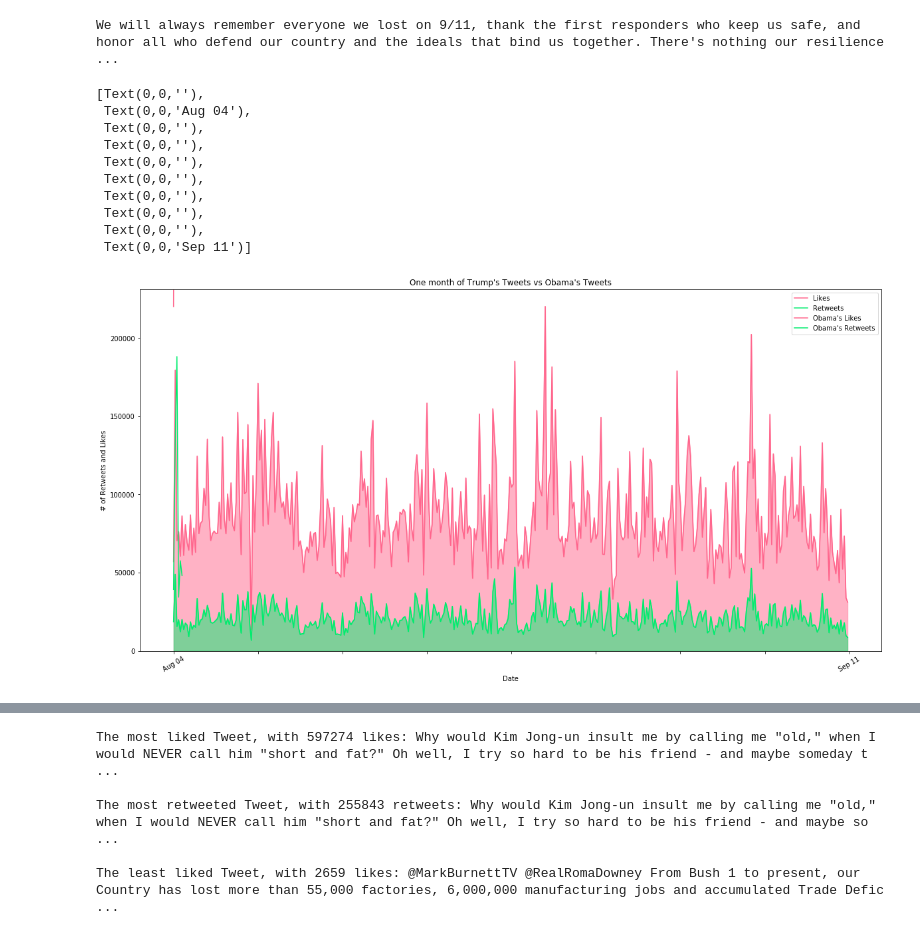
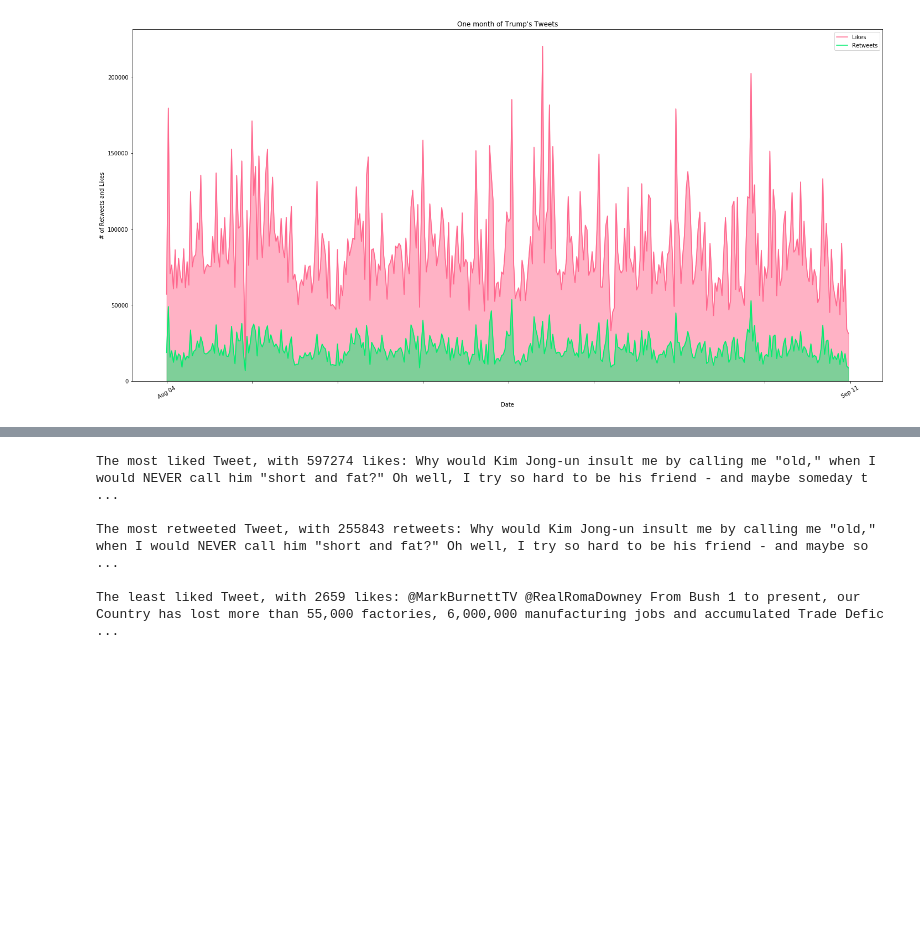
Before and after one commit to chenwill98/donald-analysis, a Jupyter notebook: Donald Trump Tweets.ipynb, the cells around one changed output, grey strips where cells are left out. Cells and saved outputs as stored; diff of their text form; code cells hidden in the pictures; blank space fills up the shorter version.

```diff
--- a/Donald Trump Tweets.ipynb
+++ b/Donald Trump Tweets.ipynb
@@ -2,9 +2,16 @@
 import json
 import re
 import time
+import os
+from os import path
+from matplotlib.pyplot import figure
+from PIL import Image
+from textblob import TextBlob
+from wordcloud import WordCloud, STOPWORDS
 import pandas as pd
 import matplotlib.pyplot as plt
 import numpy as np
+
 
 tweets_path = 'donald_data.json'
 tweets_data = []
@@ -12,6 +19,7 @@ tweets_file = open(tweets_path, "r")
 for line in tweets_file:
     try:
         tweet = json.loads(line)
+        #tweet['full_text'] = re.sub(r"http\S+", "", tweet['full_text'])
         tweet['full_text'] = re.sub(r"http\S+", "", tweet['full_text'])
         if tweet['full_text'] != "":
             tweets_data.append(tweet)
@@ -19,63 +27,25 @@ for line in tweets_file:
         continue
 tweets_data.reverse()
 
-tweets_path = 'obama_data.json'
-tweets_data_2 = []
-tweets_file = open(tweets_path, "r")
-for line in tweets_file:
-    try:
-        tweet = json.loads(line)
-        tweet['full_text'] = re.sub(r"http\S+", "", tweet['full_text'])
-        if tweet['full_text'] != "":
-            tweets_data_2.append(tweet)
-    except:
-        continue
-tweets_data_2.reverse()
-
 tweets = pd.DataFrame(data=[tweet['full_text'] for tweet in tweets_data], columns=['Text'])
 tweets['Time'] = np.array([tweet['created_at'] for tweet in tweets_data])
 tweets['Likes'] = np.array([tweet['favorite_count'] for tweet in tweets_data])
 tweets['RTs'] = np.array([tweet['retweet_count'] for tweet in tweets_data])
-
-tweets_2 = pd.DataFrame(data=[tweet['full_text'] for tweet in tweets_data_2], columns=['Text'])
-tweets_2['Time'] = np.array([tweet['created_at'] for tweet in tweets_data_2])
-tweets_2['Likes'] = np.array([tweet['favorite_count'] for tweet in tweets_data_2])
-tweets_2['RTs'] = np.array([tweet['retweet_count'] for tweet in tweets_data_2])
-
-print(tweets_data_2[len(tweets_data_2)-1]['full_text'])
+tweets['Char count'] = np.array([len(tweet['full_text']) for tweet in tweets_data])
-# %% [output]
-We will always remember everyone we lost on 9/11, thank the first responders who keep us safe, and honor all who defend our country and the ideals that bind us together. There's nothing our resilience ...
 # %%
+# This provides a visualization of the past 400 of Trump's tweets, specifically their Likes/Retweets
 length = len(tweets_data)
 likes = pd.Series(data=tweets[length-401:length-1]['Likes'].values, index=tweets[length-401:length-1]['Time'])
 rt = pd.Series(data=tweets[length-401:length-1]['RTs'].values, index=tweets[length-401:length-1]['Time'])
 
-length_2 = len(tweets_data_2)
-likes_2 = pd.Series(data=tweets_2[length_2-7:length_2-1]['Likes'].values, index=tweets_2[length_2-7:length_2-1]['Time'])
-rt_2 = pd.Series(data=tweets_2[length_2-7:length_2-1]['RTs'].values, index=tweets_2[length_2-7:length_2-1]['Time'])
-
-plot = likes.plot(figsize=(20,10), color=(1, 0.40, 0.553), label='Likes', legend=True, title="One month of Trump's Tweets vs Obama's Tweets")
+plot = likes.plot(figsize=(20,10), color=(1, 0.40, 0.553), label='Likes', legend=True, title="One month of Trump's Tweets")
 rt.plot(figsize=(20,10), color=(0, 0.93, .43), label='Retweets', legend=True)
 likes.plot.area(color=(1, 0.40, 0.553), alpha=0.5)
 rt.plot.area(color=(0, 0.93, .43), alpha=0.5)
 
-likes_2.plot(figsize=(20,10), color=(1, 0.40, 0.553), label="Obama's Likes", legend=True)
-rt_2.plot(figsize=(20,10), color=(0, 0.93, .43), label="Obama's Retweets", legend=True)
-# likes_2.plot.area(color=(1, 0.40, 0.753), alpha=0.5)
-# rt_2.plot.area(color=(0, 0.93, .63), alpha=0.5)
-
 plot.set_ylabel("# of Retweets and Likes")
 plot.set_xlabel("Date")
 plot.set_xticklabels(['', 'Aug 04', '', '', '', '', '', '', '', 'Sep 11'], rotation = 30)
+plt.tight_layout()
 # %% [output]
-[Text(0,0,''),
- Text(0,0,'Aug 04'),
- Text(0,0,''),
- Text(0,0,''),
- Text(0,0,''),
- Text(0,0,''),
- Text(0,0,''),
- Text(0,0,''),
- Text(0,0,''),
- Text(0,0,'Sep 11')]
-[figure, old version]
+[figure, new version]
```
Also changed, not shown: parts of 7 cells of this notebook, 3 other files.
